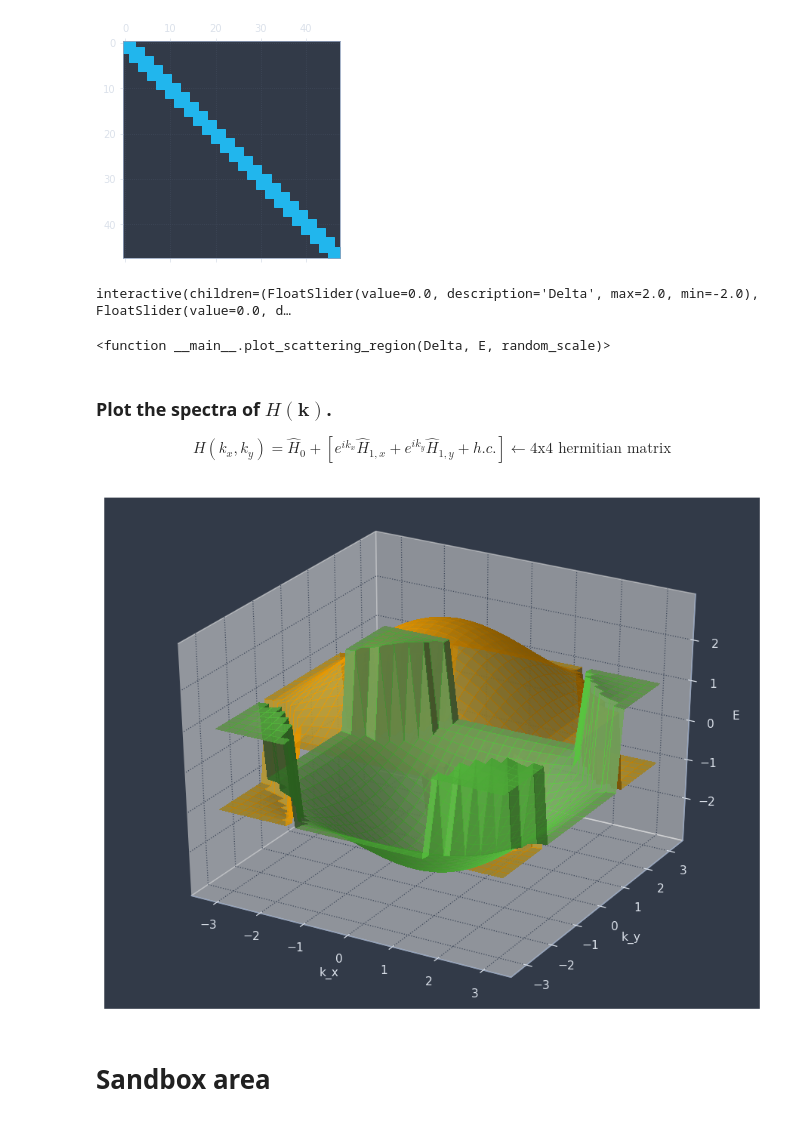
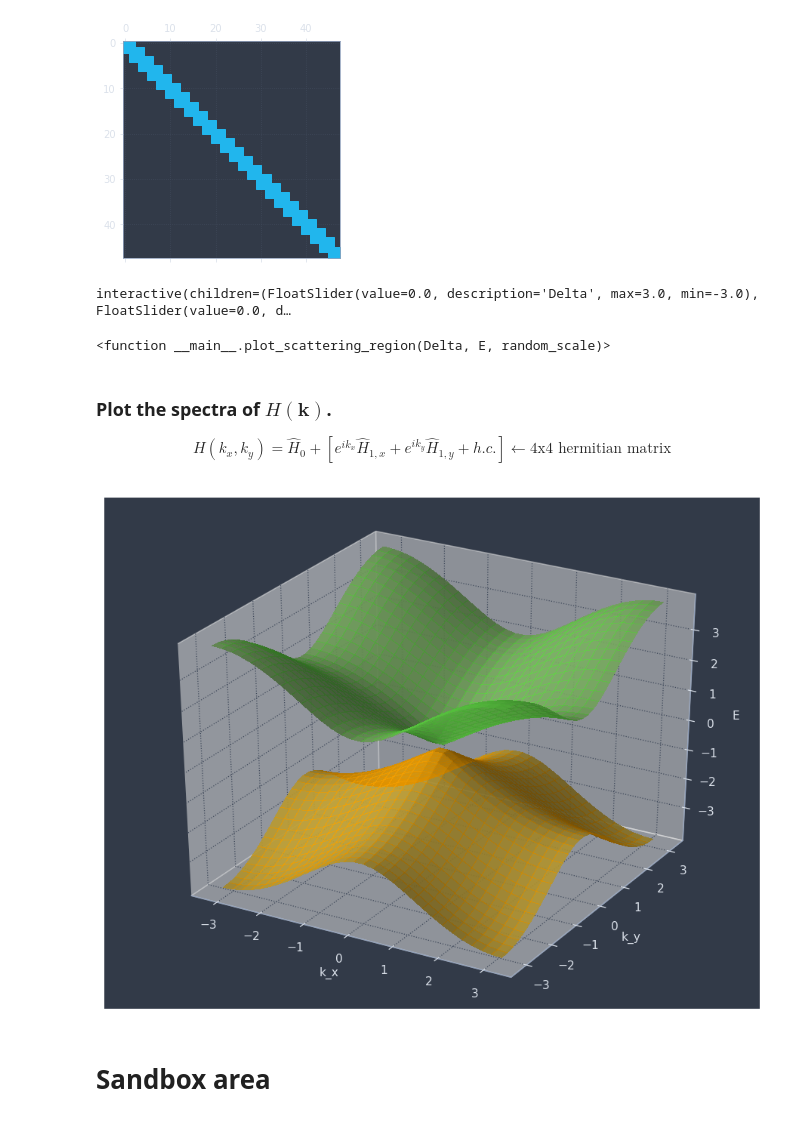
Before and after one commit to dnnagy/mezo2019, a Jupyter notebook: BHZ.ipynb, the cells around one changed output. Saved outputs shown, nothing was run; the diff lists cells and outputs as text; code cells hidden in the pictures.

Commit message:
Plot a betterband structure

```diff
--- a/BHZ.ipynb
+++ b/BHZ.ipynb
@@ -252,8 +252,8 @@ plt.spy( get_H1_cc(nrows=12) )
 <matplotlib.lines.Line2D at 0x...>
 [figure]
 # %%
-nrows = 15
-ncols = 20
+nrows = 18
+ncols = 25
 dirty_region = (0,0,0,0) #(0, 10, 5, 20)
 
 def plot_scattering_region(Delta, E, random_scale):
@@ -289,9 +289,9 @@ def plot_scattering_region(Delta, E, random_scale):
     plt.colorbar();
     plt.title("Delta = {}, E = {}, random_scale = {}".format(Delta, E, random_scale))
 
-interact(plot_scattering_region, Delta=(-2, 2, 0.1), E=(-2, 2, 0.1), random_scale=(0.0, 1.0, 0.1))
+interact(plot_scattering_region, Delta=(-3, 3, 0.1), E=(-3, 3, 0.1), random_scale=(0.0, 1.0, 0.1))
 # %% [output]
-interactive(children=(FloatSlider(value=0.0, description='Delta', max=2.0, min=-2.0), FloatSlider(value=0.0, d…
+interactive(children=(FloatSlider(value=0.0, description='Delta', max=3.0, min=-3.0), FloatSlider(value=0.0, d…
 <function __main__.plot_scattering_region(Delta, E, random_scale)>
 # %% [markdown]
 ### Plot the spectra of $H(\mathbf{k})$.
@@ -302,40 +302,40 @@ H(k_x, k_y) = \hat H_0 + \left[e^{ik_x}\hat H_{1,x} + e^{ik_y}\hat H_{1,y} + h.c
 \end{equation*}
 $$
 # %%
-def H_k(kx, ky):
-    H_k = ss.bmat([[sz, None], [None, sz]])\
+def H_k(kx, ky, Delta):
+    H_k = ss.bmat([[Delta*sz, None], [None, Delta*sz]])\
     + np.exp(1j*kx)*ss.bmat([[Tx, None], [None, Tx.T.conj()]])\
     + np.exp(1j*ky)*ss.bmat([[Ty, None], [None, Ty.T.conj()]])\
     + np.exp(-1j*kx)*ss.bmat([[Tx.T.conj(), None], [None, Tx]])\
     + np.exp(-1j*ky)*ss.bmat([[Ty.T.conj(), None], [None, Ty]])
     return H_k
 
-def H_k_evs(kx, ky):
-    Hk = H_k(kx, ky)
+def H_k_evs(kx, ky, Delta):
+    Hk = H_k(kx, ky, Delta)
     evs, _ = sl.eigsh(Hk.toarray())
     return np.array(evs)
 # %%
 kxrange = np.linspace(-np.pi, np.pi, 30)
 kyrange = np.linspace(-np.pi, np.pi, 30)
 xs, ys = np.meshgrid(kxrange, kyrange)
 
 def f(x, y):
-    return H_k_evs(x, y)
+    return H_k_evs(x, y, Delta=-1.99)
 f=np.vectorize(f, otypes=[np.ndarray])
 
 fig = plt.figure(figsize=(10,8), dpi=112)
 ax = fig.add_subplot(111, projection='3d')
 ax.set_xlabel("k_x")
 ax.set_ylabel("k_y")
 ax.set_zlabel("E")
 
 bands = f(xs, ys)
 bands = np.array([[ [ev for ev in bands[i, j]] for j in range(bands.shape[1])] for i in range(bands.shape[0])])
 
 for j in range(bands.shape[-1]):
     ax.plot_surface(xs, ys, bands[:,:,j], linewidth=0, antialiased=False, alpha=0.7, label="Band #{}".format(j+1))
 # %% [output]
-[figure, old version]
+[figure, new version]
 # %% [markdown]
 # Sandbox area
 # %%
```
